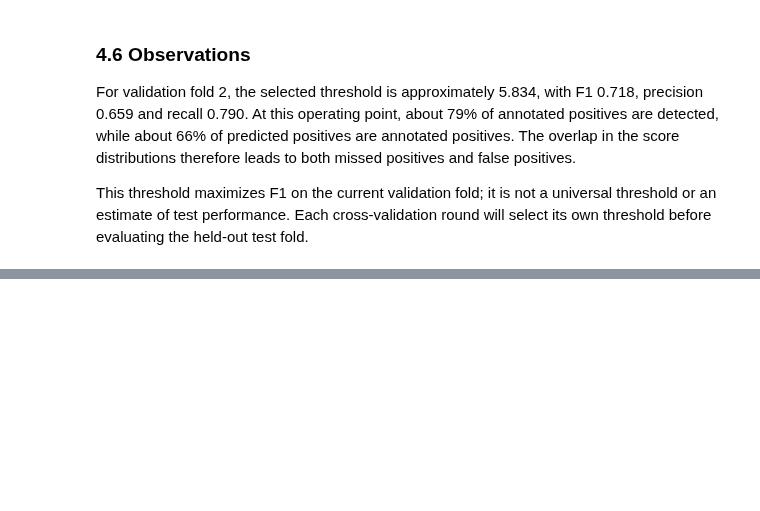
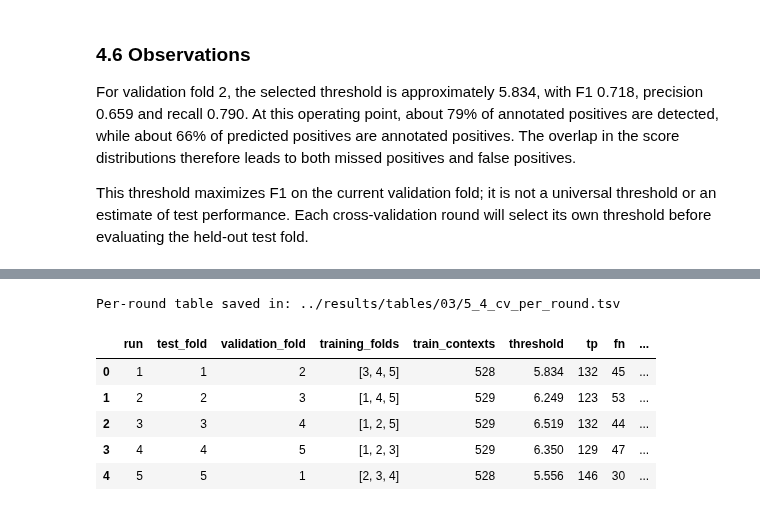
Before and after one commit to bioinformatikk/LB2_project_Group_10, a Jupyter notebook: notebooks/03_von_heijne_method.ipynb, the cells around one changed output, grey strips where cells are left out. Cells and saved outputs as stored; diff of their text form; code cells hidden in the pictures; blank space fills up the shorter version.

```diff
--- a/notebooks/03_von_heijne_method.ipynb
+++ b/notebooks/03_von_heijne_method.ipynb
@@ -483,0 +616,31 @@ We will calculate Precision, Recall, Accuracy, MCC and F1 on each test fold, the
+# %%
+table_dir = Path("../results/tables/03")
+table_dir.mkdir(parents=True, exist_ok=True)
+
+metric_columns = ["precision", "recall", "accuracy", "mcc", "f1"]
+metric_labels = {
+    "precision": "Precision",
+    "recall": "Recall",
+    "accuracy": "Accuracy",
+    "mcc": "MCC",
+    "f1": "F1",
+}
+
+cv_results, cv_details = run_cross_validation(data)
+
+results_path = table_dir / "5_4_cv_per_round.tsv"
+cv_results.to_csv(results_path, sep="\t", index=False)
+print("Per-round table saved in:", results_path)
+
+cv_results[
+    ["run", "test_fold", "validation_fold", "training_folds", "train_contexts",
+     "threshold", "tp", "fn", "fp", "tn"] + metric_columns
+].round(3)
+# %% [output]
+Per-round table saved in: ../results/tables/03/5_4_cv_per_round.tsv
+|  | run | test_fold | validation_fold | training_folds | train_contexts | threshold | tp | fn | ... |
+| 0 | 1 | 1 | 2 | [3, 4, 5] | 528 | 5.834 | 132 | 45 | ... |
+| 1 | 2 | 2 | 3 | [1, 4, 5] | 529 | 6.249 | 123 | 53 | ... |
+| 2 | 3 | 3 | 4 | [1, 2, 5] | 529 | 6.519 | 132 | 44 | ... |
+| 3 | 4 | 4 | 5 | [1, 2, 3] | 529 | 6.350 | 129 | 47 | ... |
+| 4 | 5 | 5 | 1 | [2, 3, 4] | 528 | 5.556 | 146 | 30 | ... |
```
Also changed, not shown: parts of 22 cells of this notebook, 9 other files.
